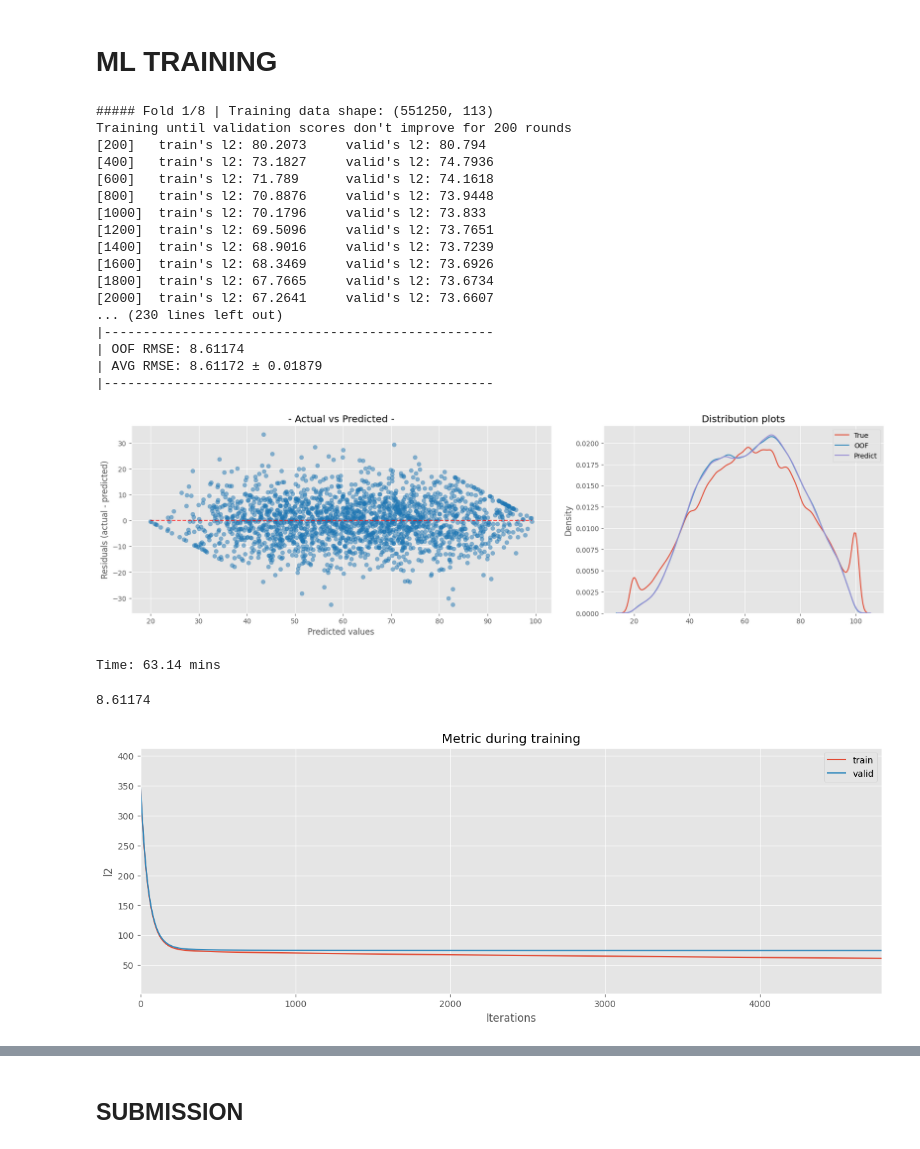
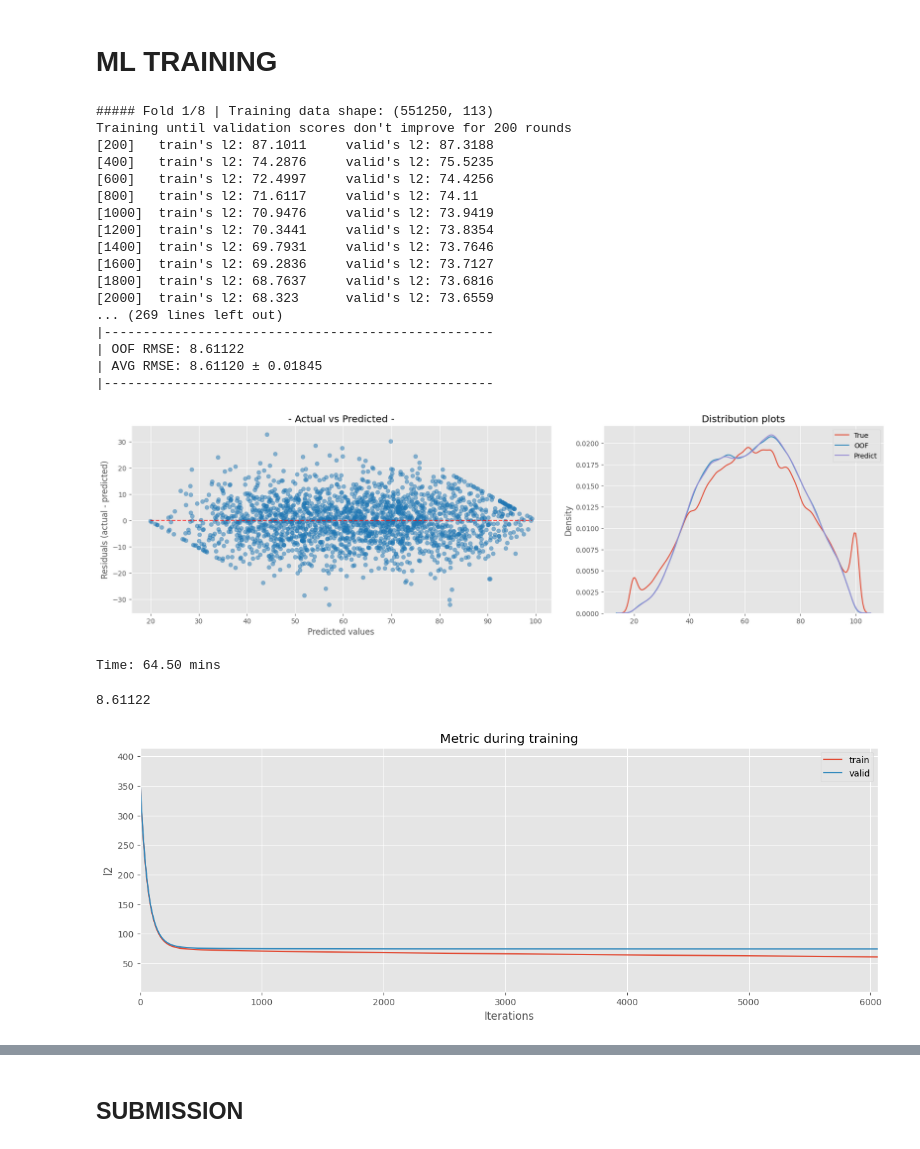
Before and after one commit to coded-sly/ps6e1-Student-Test-Score, a Jupyter notebook: ps6e1-lgbm-orig-basescore.ipynb, the cells around one changed output, grey strips where cells are left out. Saved outputs shown, nothing was run; the diff lists cells and outputs as text; code cells hidden in the pictures.

```diff
--- a/ps6e1-lgbm-orig-basescore.ipynb
+++ b/ps6e1-lgbm-orig-basescore.ipynb
@@ -981,7 +981,7 @@ for i, (train_idx, val_idx) in enumerate(kf.split(X)):
     X_val   = combined.iloc[len(X_train):len(X_train)+len(X_val)]
     X_test  = combined.iloc[len(X_train)+len(X_val):]
 
-    suffix = 'goss_ext_01'
+    suffix = 'goss_ext_008'
     params = {
         # ---------------------------------
         # 'boosting': 'dart',
@@ -992,7 +992,7 @@ for i, (train_idx, val_idx) in enumerate(kf.split(X)):
         # ---------------------------------
         'objective': 'regression',
         'eval_metric': "rmse",
-        'learning_rate': 0.01,
+        'learning_rate': 0.008,
         'max_leaves': 127,
         'subsample': 0.8,
         'colsample_bytree': 0.15, # orig->0.35, ext1->0.15, ext2->0.3
@@ -1061,48 +1061,48 @@ print(f"|{'-'*50}\n")
 _, axs = plt.subplots(1, 2, figsize=(20, 5), gridspec_kw={'width_ratios':[0.6, 0.4], 'wspace':0.15})
 display = PredictionErrorDisplay.from_predictions(
     pd.Series(y), oof_preds, ax=axs[0], subsample=2000, # kind='actual_vs_predicted',
     scatter_kwargs={'alpha': 0.5}, line_kwargs={'color': 'r'},
         )
 axs[0].set_title(f"- Actual vs Predicted -")
 
 LABELS = ['True', 'OOF', 'Predict']
 sns.kdeplot(y, ax=axs[1], label=LABELS[0])
 sns.kdeplot(oof_preds, ax=axs[1], label=LABELS[1])
 sns.kdeplot(test_preds, ax=axs[1], label=LABELS[2])
 axs[1].set_title(f"Distribution plots")
 
 for ax in axs:
     # ax.grid(False)
     ax.spines['top'].set_visible(False)
     ax.spines['right'].set_visible(False)
 
 plt.legend()
 plt.tight_layout()
 plt.show()
 
 tok = time()
 tiktok = (tok-tik) / 60
 print(f"Time: {tiktok:.2f} mins")
 # %% [output]
 ##### Fold 1/8 | Training data shape: (551250, 113)
 Training until validation scores don't improve for 200 rounds
-[200]   train's l2: 80.2073     valid's l2: 80.794
-[400]   train's l2: 73.1827     valid's l2: 74.7936
-[600]   train's l2: 71.789      valid's l2: 74.1618
-[800]   train's l2: 70.8876     valid's l2: 73.9448
-[1000]  train's l2: 70.1796     valid's l2: 73.833
-[1200]  train's l2: 69.5096     valid's l2: 73.7651
-[1400]  train's l2: 68.9016     valid's l2: 73.7239
-[1600]  train's l2: 68.3469     valid's l2: 73.6926
-[1800]  train's l2: 67.7665     valid's l2: 73.6734
-[2000]  train's l2: 67.2641     valid's l2: 73.6607
-... (230 lines left out)
+[200]   train's l2: 87.1011     valid's l2: 87.3188
+[400]   train's l2: 74.2876     valid's l2: 75.5235
+[600]   train's l2: 72.4997     valid's l2: 74.4256
+[800]   train's l2: 71.6117     valid's l2: 74.11
+[1000]  train's l2: 70.9476     valid's l2: 73.9419
+[1200]  train's l2: 70.3441     valid's l2: 73.8354
+[1400]  train's l2: 69.7931     valid's l2: 73.7646
+[1600]  train's l2: 69.2836     valid's l2: 73.7127
+[1800]  train's l2: 68.7637     valid's l2: 73.6816
+[2000]  train's l2: 68.323      valid's l2: 73.6559
+... (269 lines left out)
 |--------------------------------------------------
-| OOF RMSE: 8.61174
-| AVG RMSE: 8.61172 ± 0.01879
+| OOF RMSE: 8.61122
+| AVG RMSE: 8.61120 ± 0.01845
 |--------------------------------------------------
-[figure, old version]
+[figure, new version]
-Time: 63.14 mins
+Time: 64.50 mins
 # %%
 float(overall_score)
 # 5 folds + stop 200 + lr 0.1:
@@ -1112,12 +1112,12 @@ float(overall_score)
 
 # 0.008 > 8.61537
 # %% [output]
-8.61174
+8.61122
 # %%
 lgb.plot_metric(all_eval_results[0], figsize=(15, 5))
 plt.show()
 # %% [output]
-[figure, old version]
+[figure, new version]
 # %%
 ## -- plot_shap --
 MAX = 20
```
Also changed, not shown: parts of 4 cells of this notebook.
